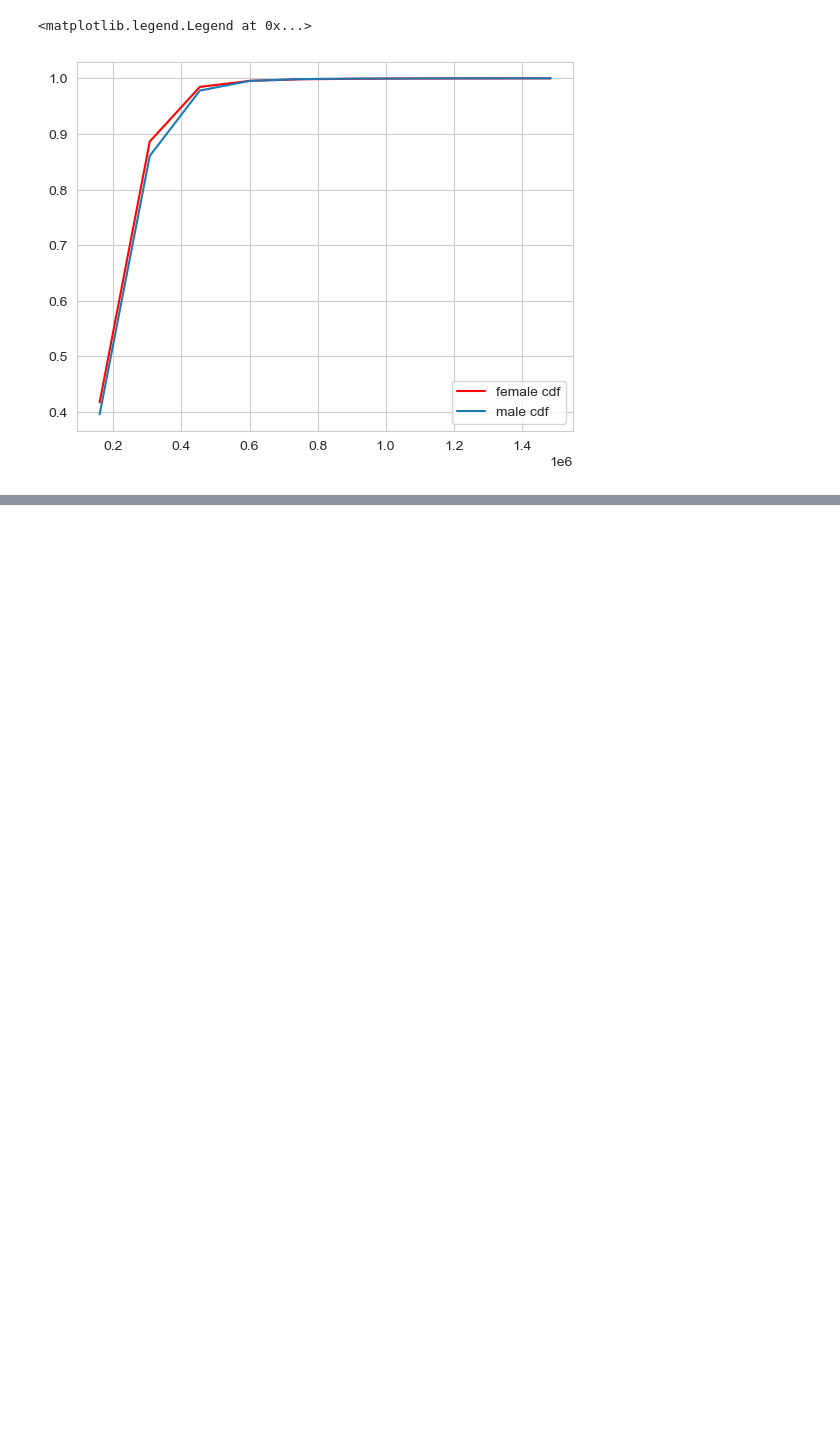
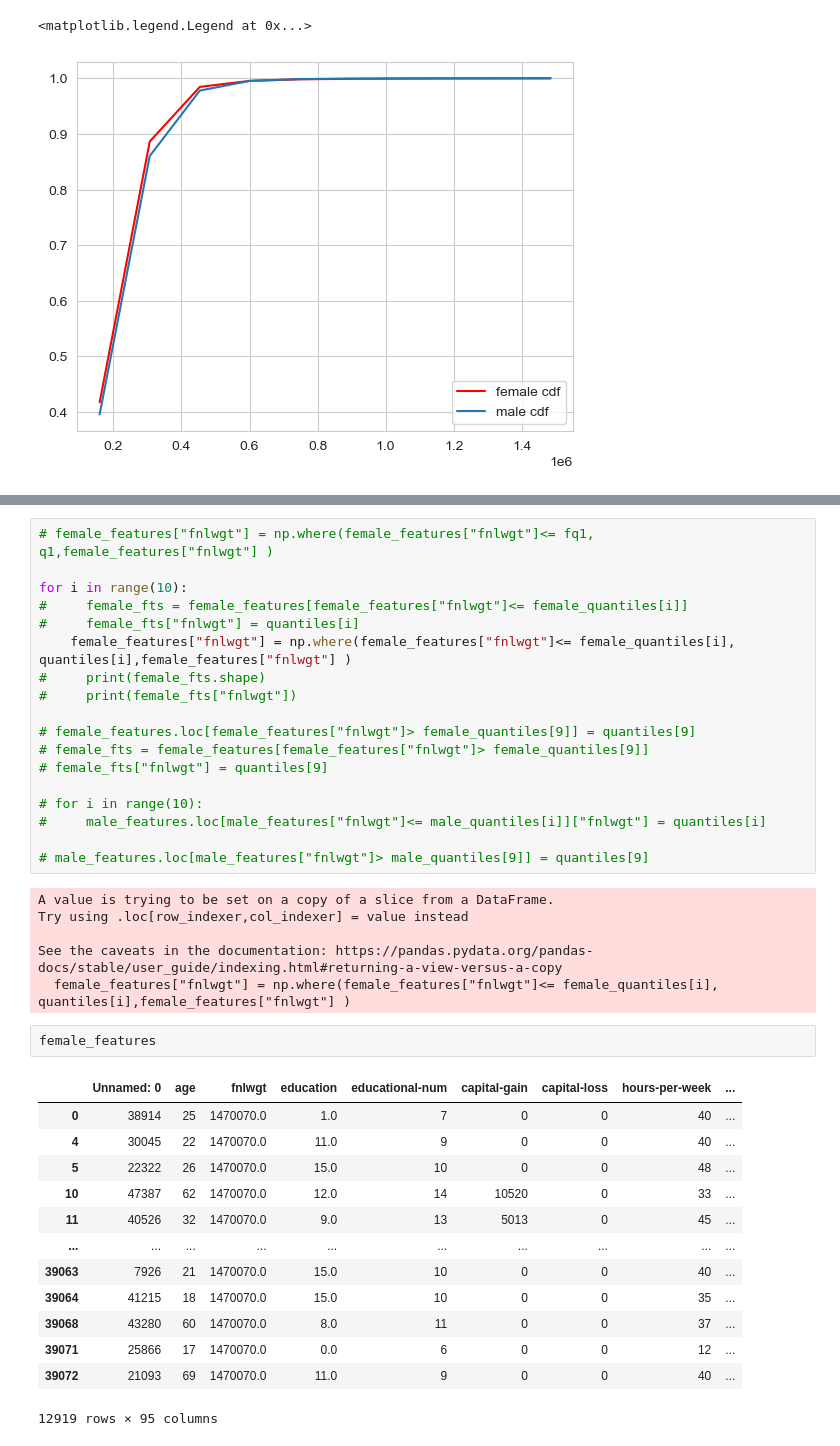
Before and after one commit to ai-r-ia/federated_learning_adult_dataset, a Jupyter notebook: data_fairer.ipynb, the cells around one changed output, grey strips where cells are left out. Drawn from its saved outputs; the diff is of its cells as text; blank space fills up the shorter version.

```diff
--- a/data_fairer.ipynb
+++ b/data_fairer.ipynb
@@ -355,0 +360,40 @@ plt.show()
+# %%
+# female_features["fnlwgt"] = np.where(female_features["fnlwgt"]<= fq1, q1,female_features["fnlwgt"] )
+
+for i in range(10):
+#     female_fts = female_features[female_features["fnlwgt"]<= female_quantiles[i]]
+#     female_fts["fnlwgt"] = quantiles[i]
+    female_features["fnlwgt"] = np.where(female_features["fnlwgt"]<= female_quantiles[i], quantiles[i],female_features["fnlwgt"] )
+#     print(female_fts.shape)
+#     print(female_fts["fnlwgt"])
+
+# female_features.loc[female_features["fnlwgt"]> female_quantiles[9]] = quantiles[9]
+# female_fts = female_features[female_features["fnlwgt"]> female_quantiles[9]]
+# female_fts["fnlwgt"] = quantiles[9]
+
+# for i in range(10):
+#     male_features.loc[male_features["fnlwgt"]<= male_quantiles[i]]["fnlwgt"] = quantiles[i]
+
+# male_features.loc[male_features["fnlwgt"]> male_quantiles[9]] = quantiles[9]
+# %% [output]
+A value is trying to be set on a copy of a slice from a DataFrame.
+Try using .loc[row_indexer,col_indexer] = value instead
+
+See the caveats in the documentation: https://pandas.pydata.org/pandas-docs/stable/user_guide/indexing.html#returning-a-view-versus-a-copy
+  female_features["fnlwgt"] = np.where(female_features["fnlwgt"]<= female_quantiles[i], quantiles[i],female_features["fnlwgt"] )
+# %%
+female_features
+# %% [output]
+|  | Unnamed: 0 | age | fnlwgt | education | educational-num | capital-gain | capital-loss | hours-per-week | ... |
+| 0 | 38914 | 25 | 1470070.0 | 1.0 | 7 | 0 | 0 | 40 | ... |
+| 4 | 30045 | 22 | 1470070.0 | 11.0 | 9 | 0 | 0 | 40 | ... |
+| 5 | 22322 | 26 | 1470070.0 | 15.0 | 10 | 0 | 0 | 48 | ... |
+| 10 | 47387 | 62 | 1470070.0 | 12.0 | 14 | 10520 | 0 | 33 | ... |
+| 11 | 40526 | 32 | 1470070.0 | 9.0 | 13 | 5013 | 0 | 45 | ... |
+| ... | ... | ... | ... | ... | ... | ... | ... | ... | ... |
+| 39063 | 7926 | 21 | 1470070.0 | 15.0 | 10 | 0 | 0 | 40 | ... |
+| 39064 | 41215 | 18 | 1470070.0 | 15.0 | 10 | 0 | 0 | 35 | ... |
+| 39068 | 43280 | 60 | 1470070.0 | 8.0 | 11 | 0 | 0 | 37 | ... |
+| 39071 | 25866 | 17 | 1470070.0 | 0.0 | 6 | 0 | 0 | 12 | ... |
+| 39072 | 21093 | 69 | 1470070.0 | 11.0 | 9 | 0 | 0 | 40 | ... |
+12919 rows × 95 columns
```
Also changed, not shown: parts of 2 cells of this notebook.
